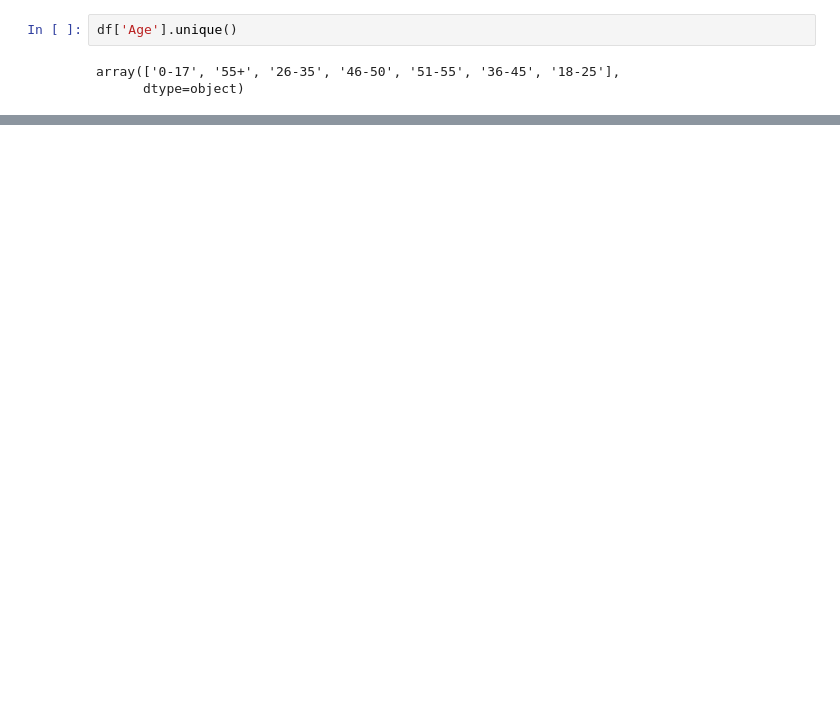
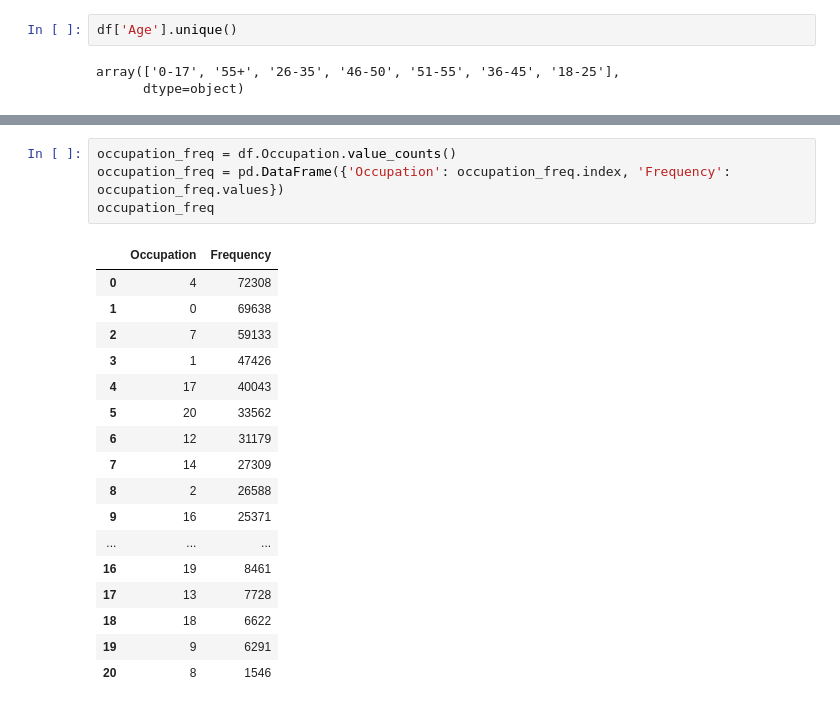
Before and after one commit to DulanjaliLiyanage/UOM-Data-Science-Project-CS5617, a Jupyter notebook: Project/239162A - CS5617 - Data Science.ipynb, the cells around one changed output, grey strips where cells are left out. Drawn from its saved outputs; the diff is of its cells as text; blank space fills up the shorter version.

```diff
--- a/Project/239162A - CS5617 - Data Science.ipynb
+++ b/Project/239162A - CS5617 - Data Science.ipynb
@@ -196,0 +193,22 @@ df.head()
+# %%
+occupation_freq = df.Occupation.value_counts()
+occupation_freq = pd.DataFrame({'Occupation': occupation_freq.index, 'Frequency': occupation_freq.values})
+occupation_freq
+# %% [output]
+|  | Occupation | Frequency |
+| 0 | 4 | 72308 |
+| 1 | 0 | 69638 |
+| 2 | 7 | 59133 |
+| 3 | 1 | 47426 |
+| 4 | 17 | 40043 |
+| 5 | 20 | 33562 |
+| 6 | 12 | 31179 |
+| 7 | 14 | 27309 |
+| 8 | 2 | 26588 |
+| 9 | 16 | 25371 |
+| ... | ... | ... |
+| 16 | 19 | 8461 |
+| 17 | 13 | 7728 |
+| 18 | 18 | 6622 |
+| 19 | 9 | 6291 |
+| 20 | 8 | 1546 |
```
Also changed, not shown: parts of 28 cells of this notebook.
